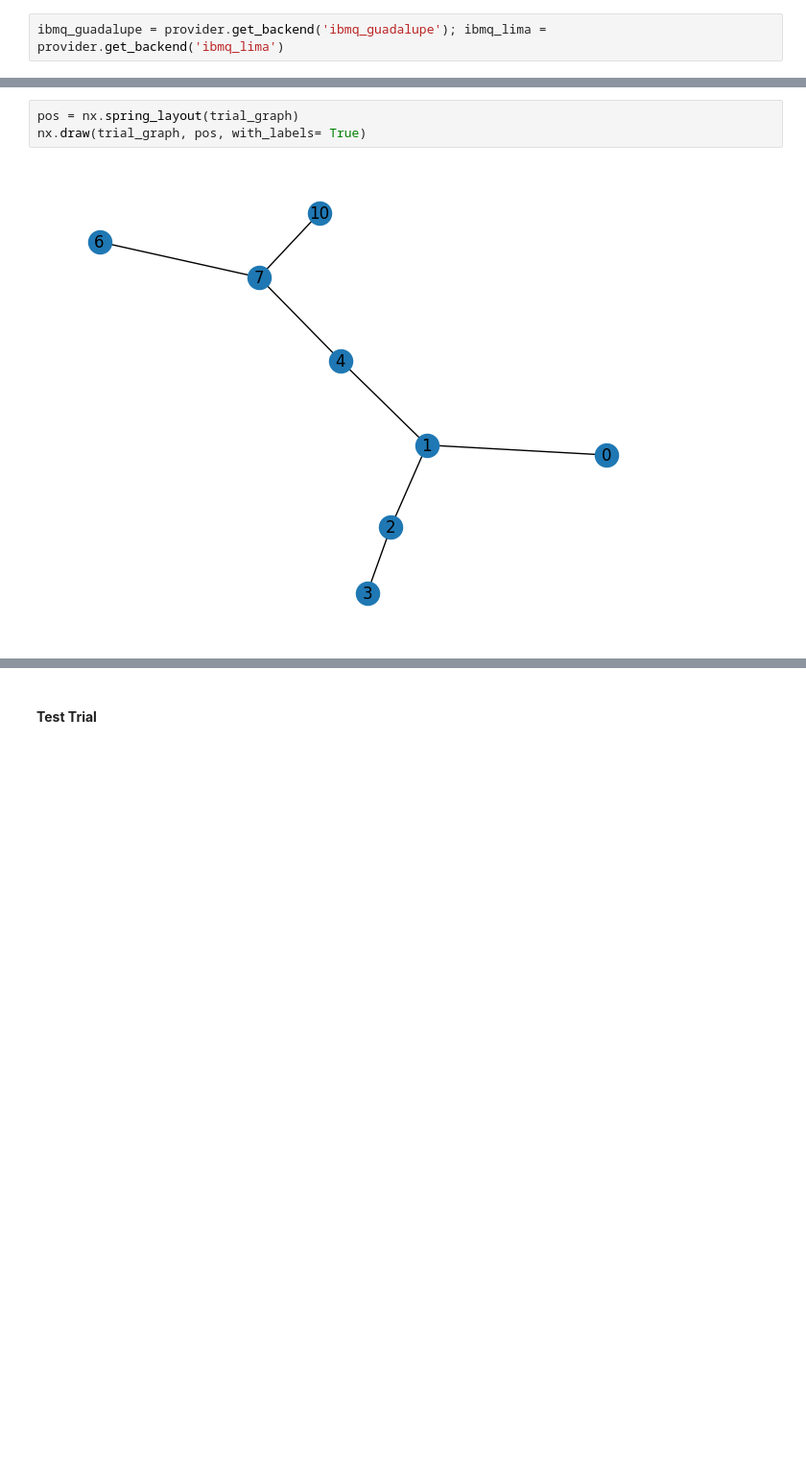
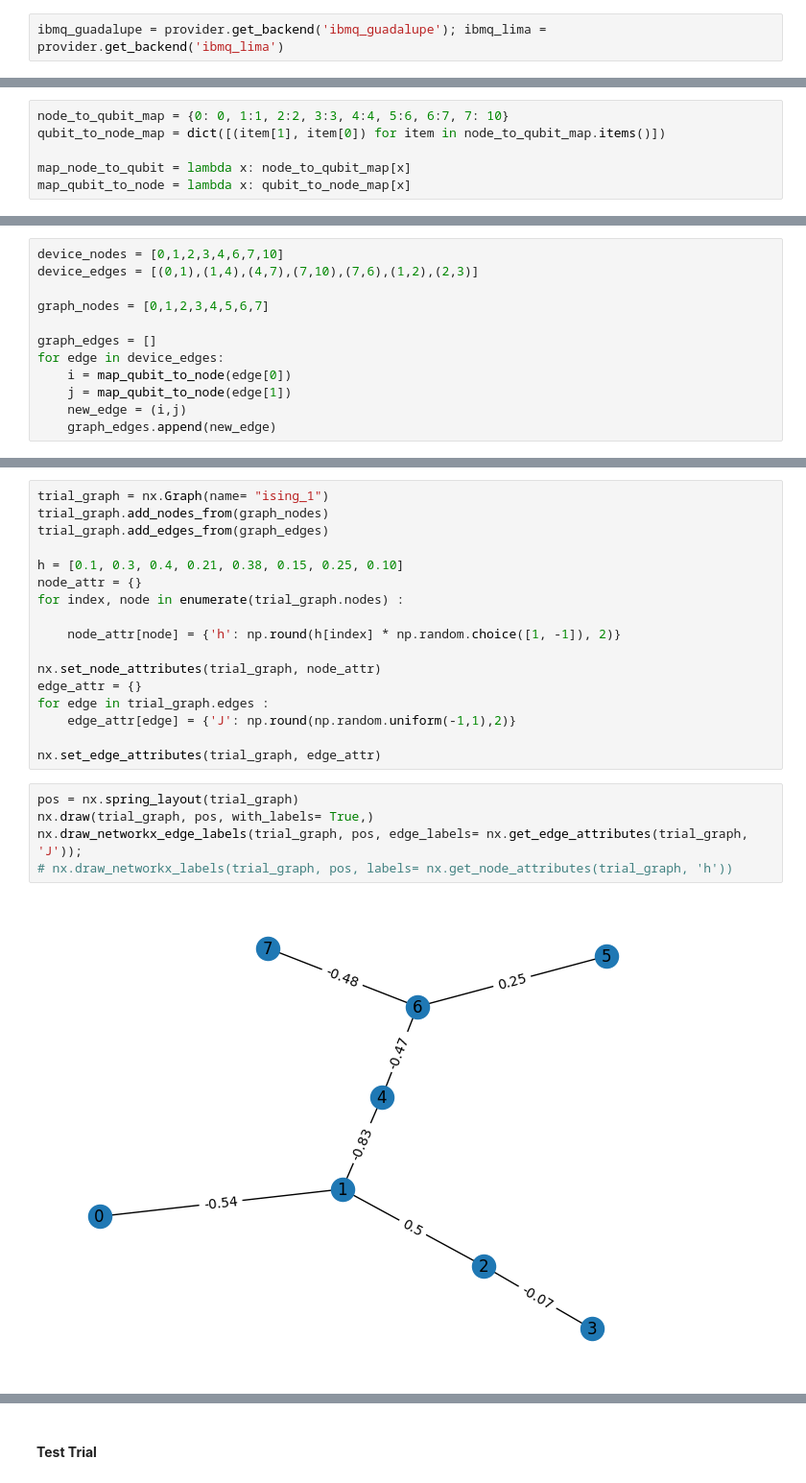
Before and after one commit to pafloxy/qhack-project-raflaneq, a Jupyter notebook: scratch-v0.1.ipynb, the cells around one changed output, grey strips where cells are left out. Shown at 96% size. Cells and saved outputs as stored; diff of their text form; blank space fills up the shorter version.

```diff
--- a/scratch-v0.1.ipynb
+++ b/scratch-v0.1.ipynb
@@ -32,0 +27,6 @@ trial_graph.add_edges_from([(0,1),(1,4),(4,7),(7,10),(7,6),(1,2),(2,3)])
+# %%
+node_to_qubit_map = {0: 0, 1:1, 2:2, 3:3, 4:4, 5:6, 6:7, 7: 10}
+qubit_to_node_map = dict([(item[1], item[0]) for item in node_to_qubit_map.items()])
+
+map_node_to_qubit = lambda x: node_to_qubit_map[x]
+map_qubit_to_node = lambda x: qubit_to_node_map[x]
@@ -32,0 +42,12 @@ trial_graph.add_edges_from([(0,1),(1,4),(4,7),(7,10),(7,6),(1,2),(2,3)])
+# %%
+device_nodes = [0,1,2,3,4,6,7,10]
+device_edges = [(0,1),(1,4),(4,7),(7,10),(7,6),(1,2),(2,3)]
+
+graph_nodes = [0,1,2,3,4,5,6,7]
+
+graph_edges = []
+for edge in device_edges:
+    i = map_qubit_to_node(edge[0])
+    j = map_qubit_to_node(edge[1])
+    new_edge = (i,j)
+    graph_edges.append(new_edge)
@@ -33,5 +59,24 @@ trial_graph.add_edges_from([(0,1),(1,4),(4,7),(7,10),(7,6),(1,2),(2,3)])
+# %%
+trial_graph = nx.Graph(name= "ising_1")
+trial_graph.add_nodes_from(graph_nodes)
+trial_graph.add_edges_from(graph_edges)
+
+h = [0.1, 0.3, 0.4, 0.21, 0.38, 0.15, 0.25, 0.10]
+node_attr = {}
+for index, node in enumerate(trial_graph.nodes) :
+
+    node_attr[node] = {'h': np.round(h[index] * np.random.choice([1, -1]), 2)}
+
+nx.set_node_attributes(trial_graph, node_attr)
+edge_attr = {}
+for edge in trial_graph.edges :
+    edge_attr[edge] = {'J': np.round(np.random.uniform(-1,1),2)}
+
+nx.set_edge_attributes(trial_graph, edge_attr)
 # %%
 pos = nx.spring_layout(trial_graph)
-nx.draw(trial_graph, pos, with_labels= True)
+nx.draw(trial_graph, pos, with_labels= True,)
+nx.draw_networkx_edge_labels(trial_graph, pos, edge_labels= nx.get_edge_attributes(trial_graph, 'J'));
+# nx.draw_networkx_labels(trial_graph, pos, labels= nx.get_node_attributes(trial_graph, 'h'))
 # %% [output]
-[figure, old version]
+[figure, new version]
```
Also changed, not shown: parts of 17 cells of this notebook.
